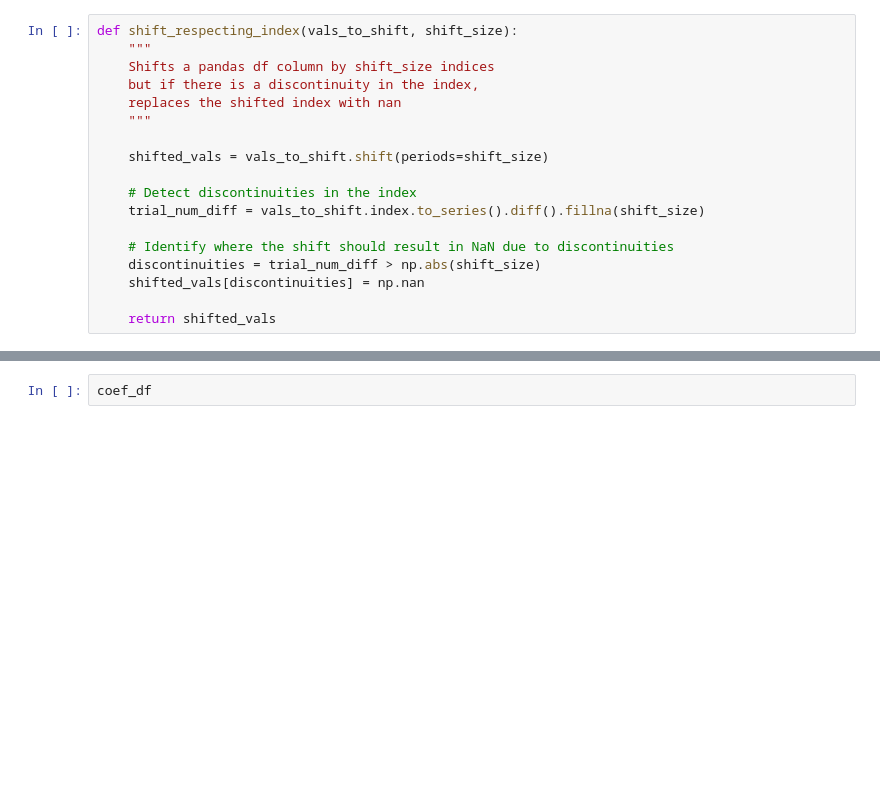
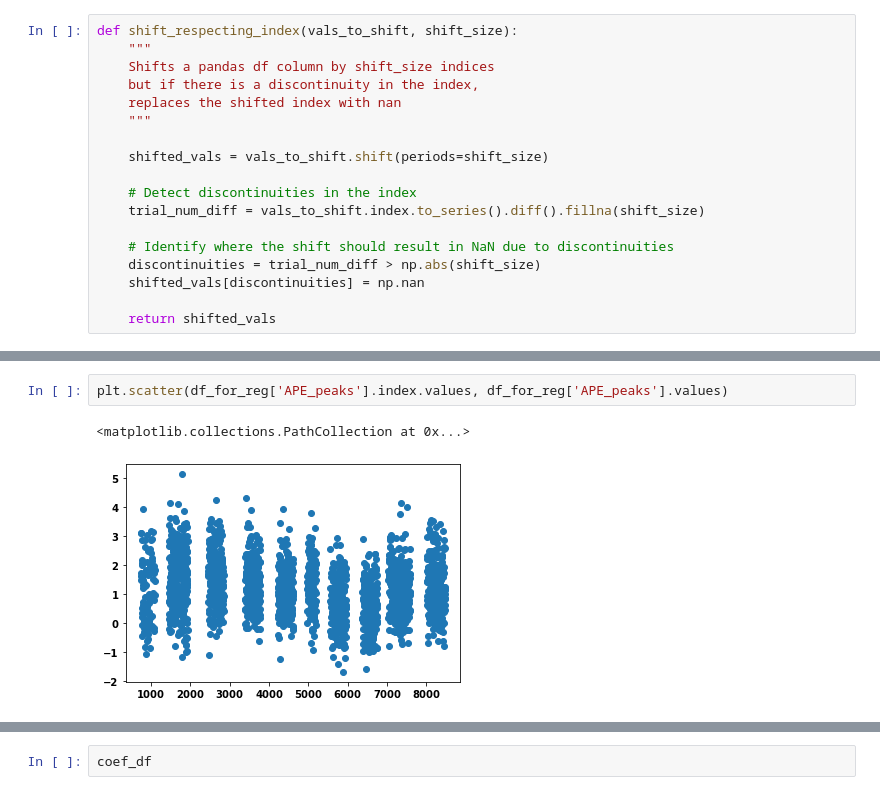
Before and after one commit to fgreenstreet/APE_paper, a Jupyter notebook: figure5/PsychometricAnalysis/logistic_regression_over_learning.ipynb, the cells around one changed output, grey strips where cells are left out. Saved outputs shown, nothing was run; the diff lists cells and outputs as text; blank space fills up the shorter version.

```diff
--- a/figure5/PsychometricAnalysis/logistic_regression_over_learning.ipynb
+++ b/figure5/PsychometricAnalysis/logistic_regression_over_learning.ipynb
@@ -68,3 +75,8 @@ for m, mouse in enumerate(mice):
     logit_mod = sm.Logit(y, X)
     logit_res = logit_mod.fit(disp=0)  # Set disp=0 to suppress the output for each fit
     results[mouse] = logit_res
+# %%
+plt.scatter(df_for_reg['APE_peaks'].index.values, df_for_reg['APE_peaks'].values)
+# %% [output]
+<matplotlib.collections.PathCollection at 0x...>
+[figure, added]
```
Also changed, not shown: parts of 3 cells of this notebook, 7 other files.
